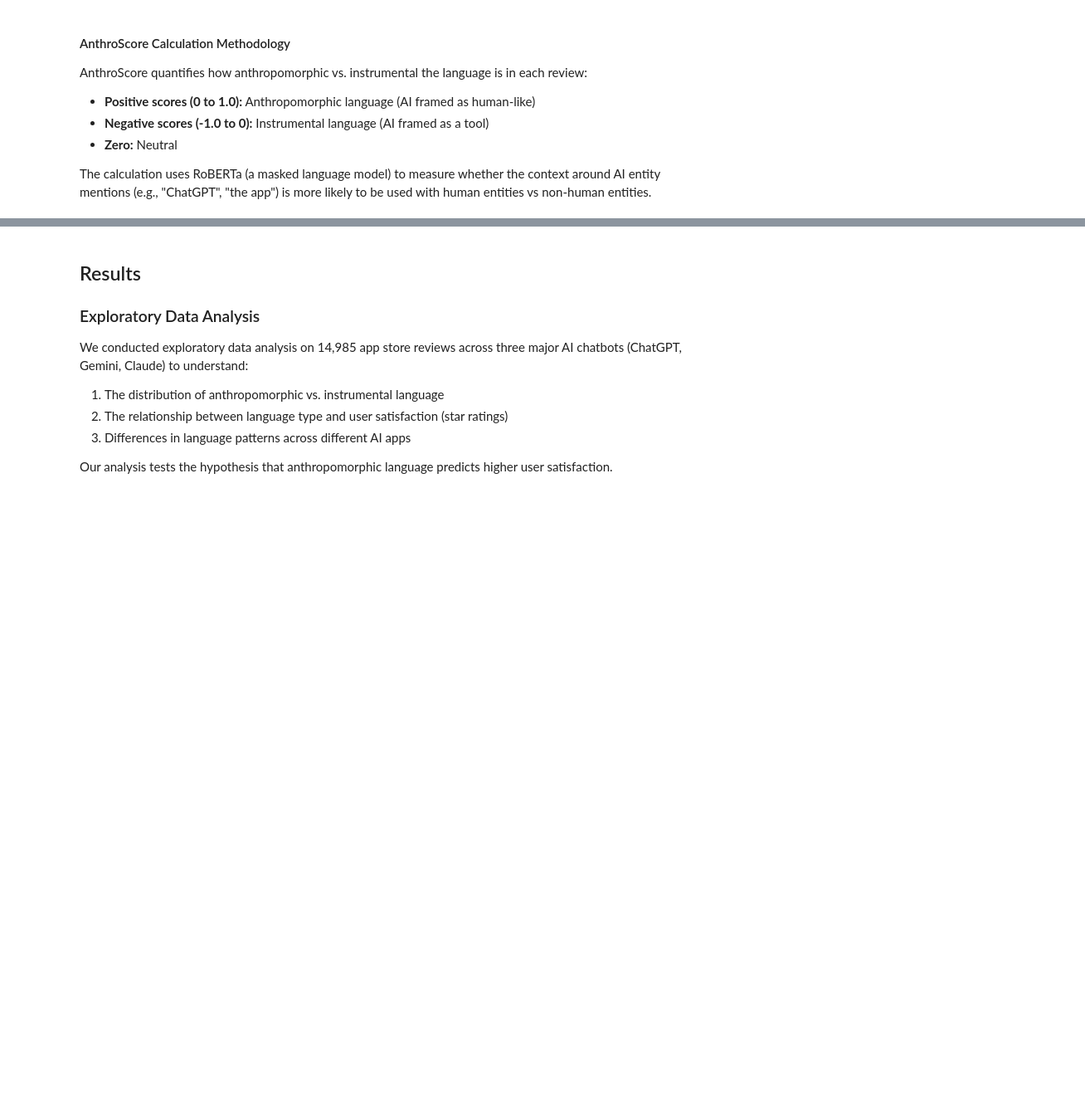
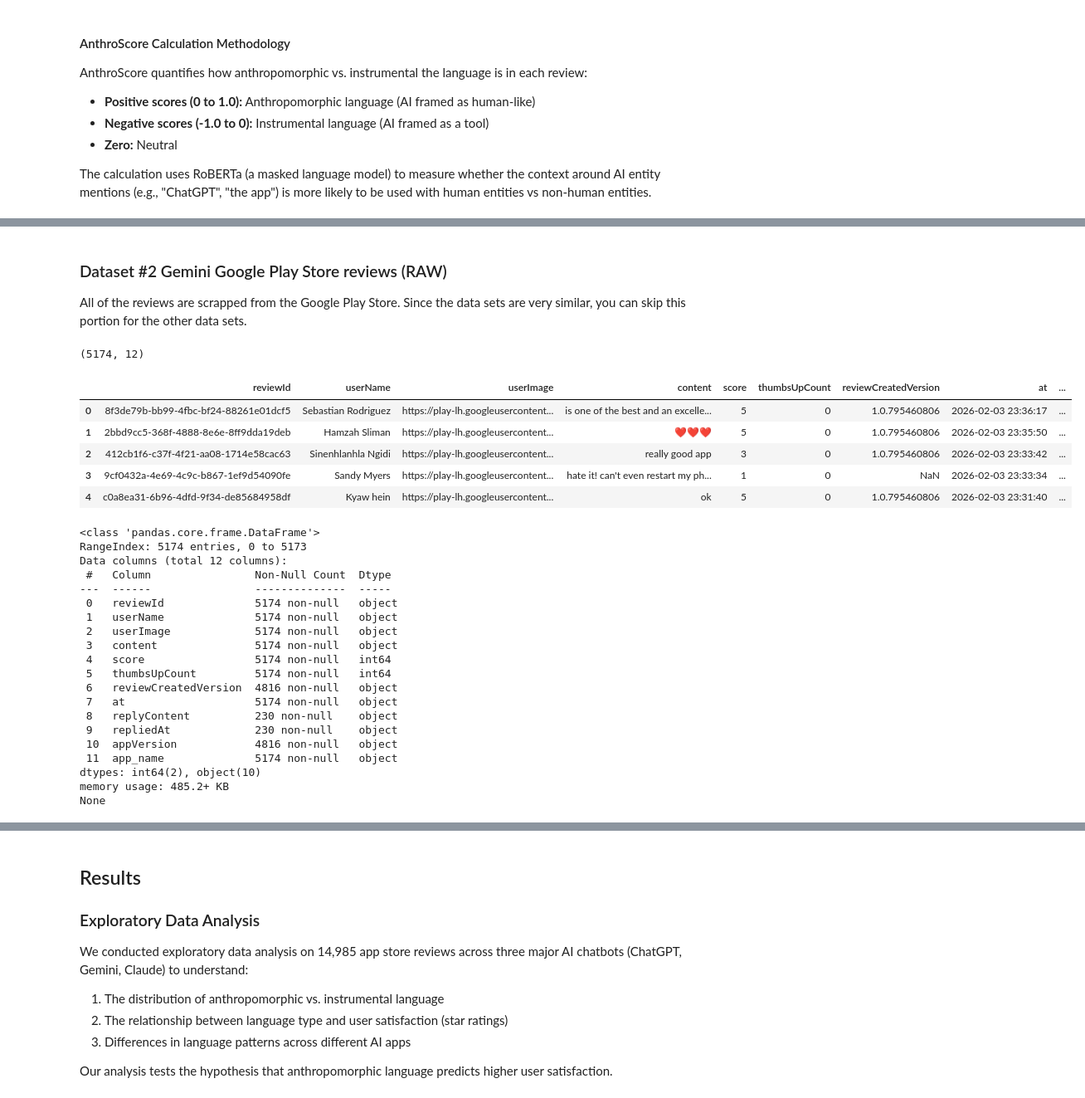
Before and after one commit to COGS108/Group114_WI26, a Jupyter notebook: 02-EDACheckpoint.ipynb, the cells around one changed output, grey strips where cells are left out. Shown at 83% size. Cells and saved outputs as stored; diff of their text form; code cells hidden in the pictures; blank space fills up the shorter version.

```diff
--- a/02-EDACheckpoint.ipynb
+++ b/02-EDACheckpoint.ipynb
@@ -292,0 +367,40 @@ Instructions: REPLACE the contents of this cell and the one below with your work
+# %% [markdown]
+### Dataset #2 Gemini Google Play Store reviews (RAW)
+
+All of the reviews are scrapped from the Google Play Store. Since the data sets are very similar, you can skip this portion for the other data sets.
+# %%
+# load the chatgpt google play store reviews into dataset
+gemini_df = pd.read_csv("data/00-raw/gemini_reviews.csv")
+
+# present the raw dataframe
+print(gemini_df.shape)
+display(gemini_df.head())
+print(gemini_df.info())
+# %% [output]
+(5174, 12)
+|  | reviewId | userName | userImage | content | score | thumbsUpCount | reviewCreatedVersion | at | ... |
+| 0 | 8f3de79b-bb99-4fbc-bf24-88261e01dcf5 | Sebastian Rodriguez | https://play-lh.googleusercontent... | is one of the best and an excelle... | 5 | 0 | 1.0.795460806 | 2026-02-03 23:36:17 | ... |
+| 1 | 2bbd9cc5-368f-4888-8e6e-8ff9dda19deb | Hamzah Sliman | https://play-lh.googleusercontent... | ❤️❤️❤️ | 5 | 0 | 1.0.795460806 | 2026-02-03 23:35:50 | ... |
+| 2 | 412cb1f6-c37f-4f21-aa08-1714e58cac63 | Sinenhlanhla Ngidi | https://play-lh.googleusercontent... | really good app | 3 | 0 | 1.0.795460806 | 2026-02-03 23:33:42 | ... |
+| 3 | 9cf0432a-4e69-4c9c-b867-1ef9d54090fe | Sandy Myers | https://play-lh.googleusercontent... | hate it! can't even restart my ph... | 1 | 0 | NaN | 2026-02-03 23:33:34 | ... |
+| 4 | c0a8ea31-6b96-4dfd-9f34-de85684958df | Kyaw hein | https://play-lh.googleusercontent... | ok | 5 | 0 | 1.0.795460806 | 2026-02-03 23:31:40 | ... |
+<class 'pandas.core.frame.DataFrame'>
+RangeIndex: 5174 entries, 0 to 5173
+Data columns (total 12 columns):
+ #   Column                Non-Null Count  Dtype
+---  ------                --------------  -----
+ 0   reviewId              5174 non-null   object
+ 1   userName              5174 non-null   object
+ 2   userImage             5174 non-null   object
+ 3   content               5174 non-null   object
+ 4   score                 5174 non-null   int64
+ 5   thumbsUpCount         5174 non-null   int64
+ 6   reviewCreatedVersion  4816 non-null   object
+ 7   at                    5174 non-null   object
+ 8   replyContent          230 non-null    object
+ 9   repliedAt             230 non-null    object
+ 10  appVersion            4816 non-null   object
+ 11  app_name              5174 non-null   object
+dtypes: int64(2), object(10)
+memory usage: 485.2+ KB
+None
```
Also changed, not shown: parts of 34 cells of this notebook.
